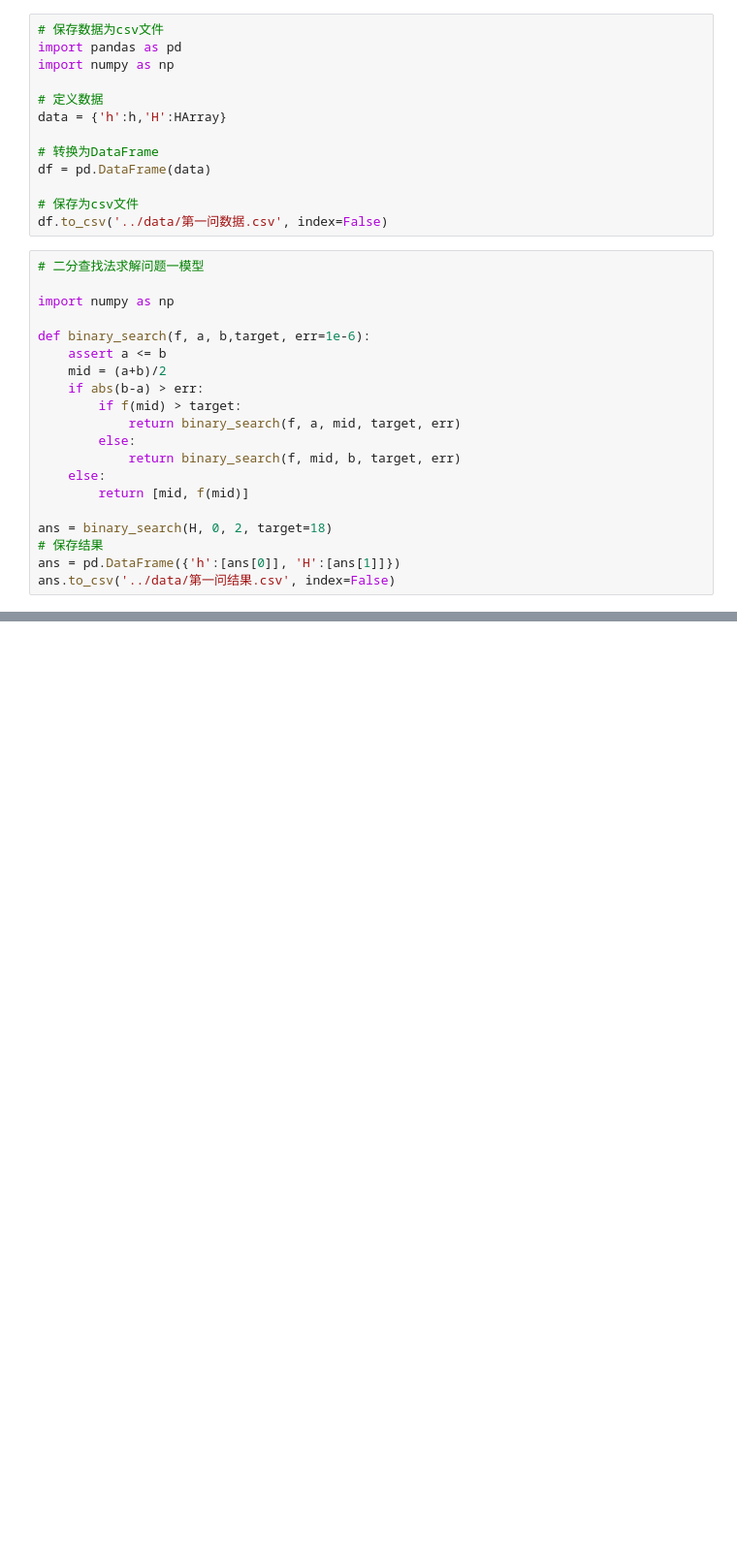
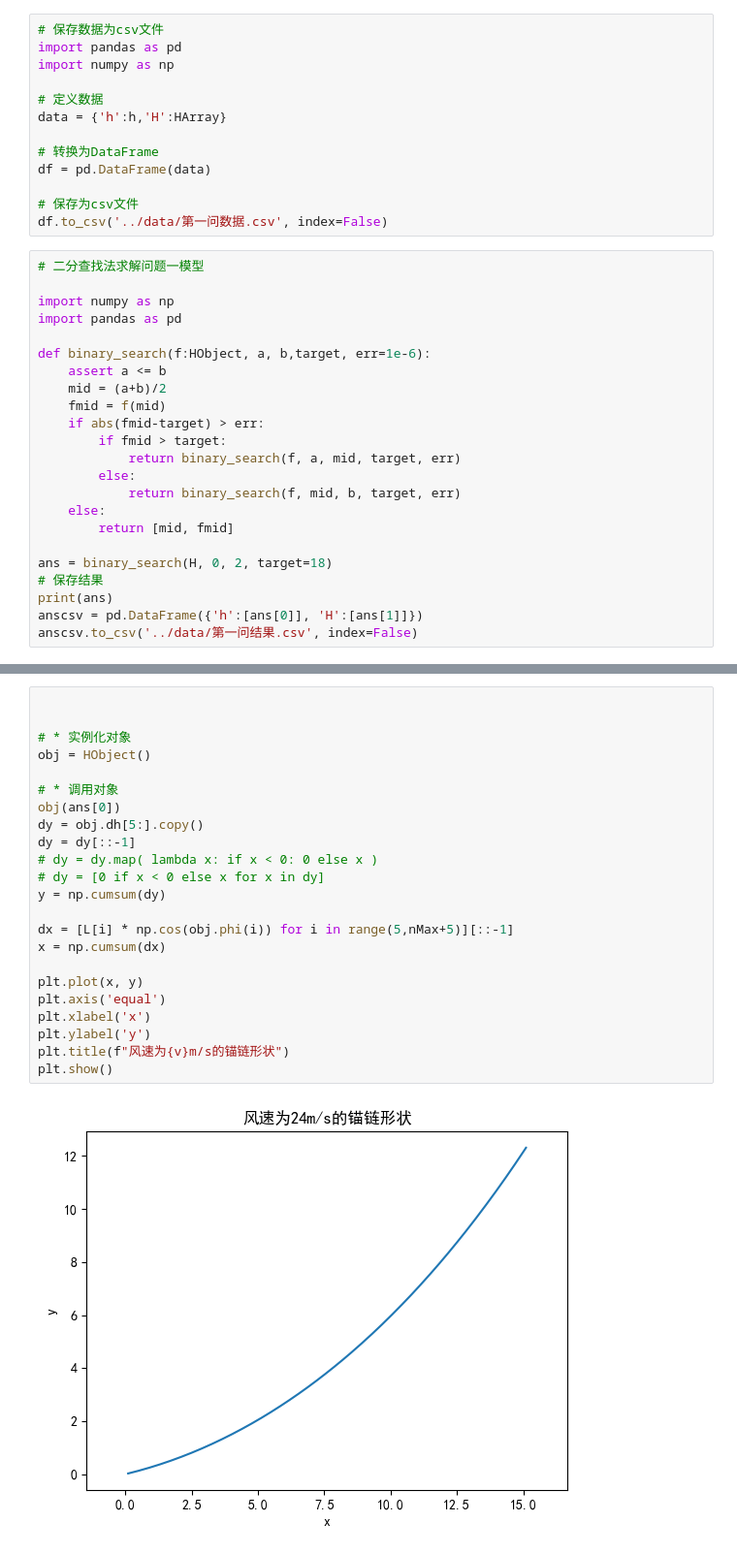
Before and after one commit to duwenba-renweiran-liuyirui/2016A, a Jupyter notebook: python/问题一模型求解.ipynb, the cells around one changed output, grey strips where cells are left out. Shown at 97% size. Saved outputs shown, nothing was run; the diff lists cells and outputs as text; blank space fills up the shorter version.

```diff
--- a/python/问题一模型求解.ipynb
+++ b/python/问题一模型求解.ipynb
@@ -156,19 +178,22 @@ df.to_csv('../data/第一问数据.csv', index=False)
 # 二分查找法求解问题一模型
 
 import numpy as np
+import pandas as pd
 
-def binary_search(f, a, b,target, err=1e-6):
+def binary_search(f:HObject, a, b,target, err=1e-6):
     assert a <= b
     mid = (a+b)/2
-    if abs(b-a) > err:
-        if f(mid) > target:
+    fmid = f(mid)
+    if abs(fmid-target) > err:
+        if fmid > target:
             return binary_search(f, a, mid, target, err)
         else:
             return binary_search(f, mid, b, target, err)
     else:
-        return [mid, f(mid)]
+        return [mid, fmid]
 
 ans = binary_search(H, 0, 2, target=18)
 # 保存结果
-ans = pd.DataFrame({'h':[ans[0]], 'H':[ans[1]]})
-ans.to_csv('../data/第一问结果.csv', index=False)
+print(ans)
+anscsv = pd.DataFrame({'h':[ans[0]], 'H':[ans[1]]})
+anscsv.to_csv('../data/第一问结果.csv', index=False)
@@ -174,0 +202,25 @@ ans.to_csv('../data/第一问结果.csv', index=False)
+# %%
+
+
+# * 实例化对象
+obj = HObject()
+
+# * 调用对象
+obj(ans[0])
+dy = obj.dh[5:].copy()
+dy = dy[::-1]
+# dy = dy.map( lambda x: if x < 0: 0 else x )
+# dy = [0 if x < 0 else x for x in dy]
+y = np.cumsum(dy)
+
+dx = [L[i] * np.cos(obj.phi(i)) for i in range(5,nMax+5)][::-1]
+x = np.cumsum(dx)
+
+plt.plot(x, y)
+plt.axis('equal')
+plt.xlabel('x')
+plt.ylabel('y')
+plt.title(f"风速为{v}m/s的锚链形状")
+plt.show()
+# %% [output]
+[figure, added]
```
Also changed, not shown: parts of 5 cells of this notebook, 1 other file.
